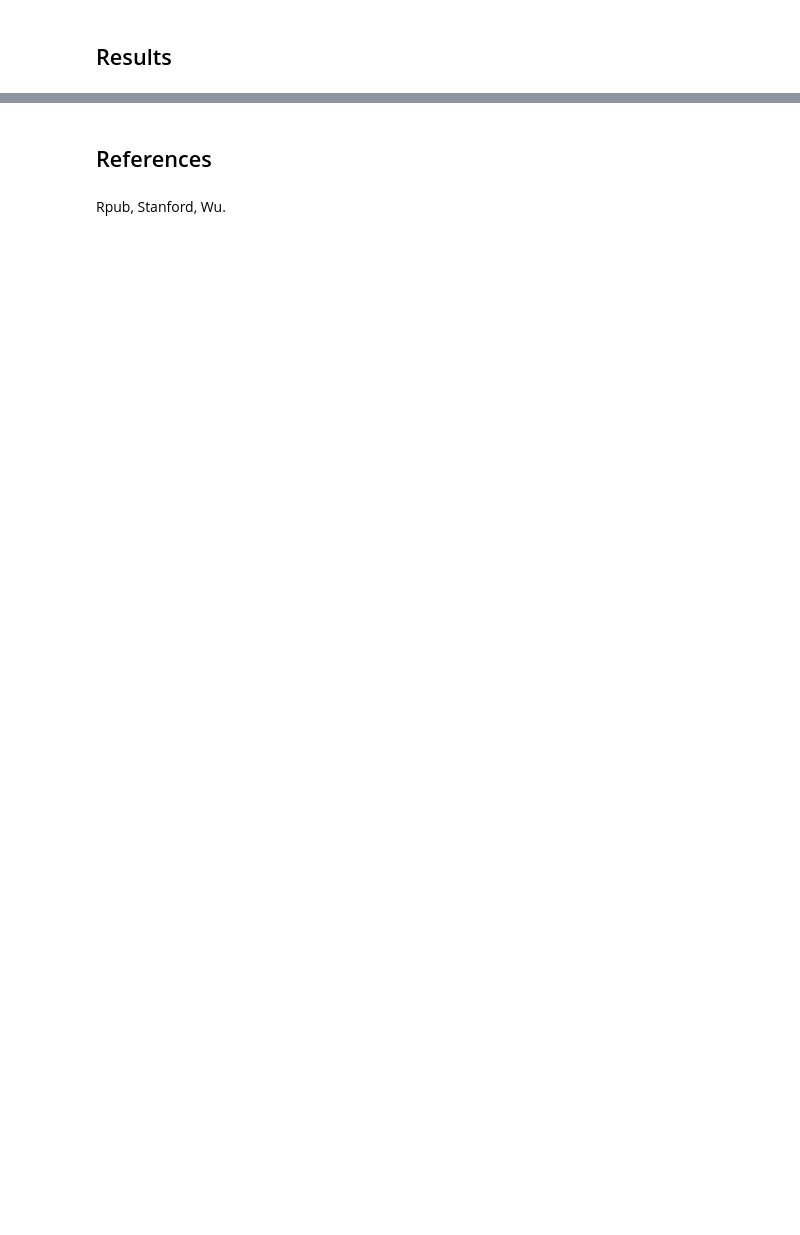
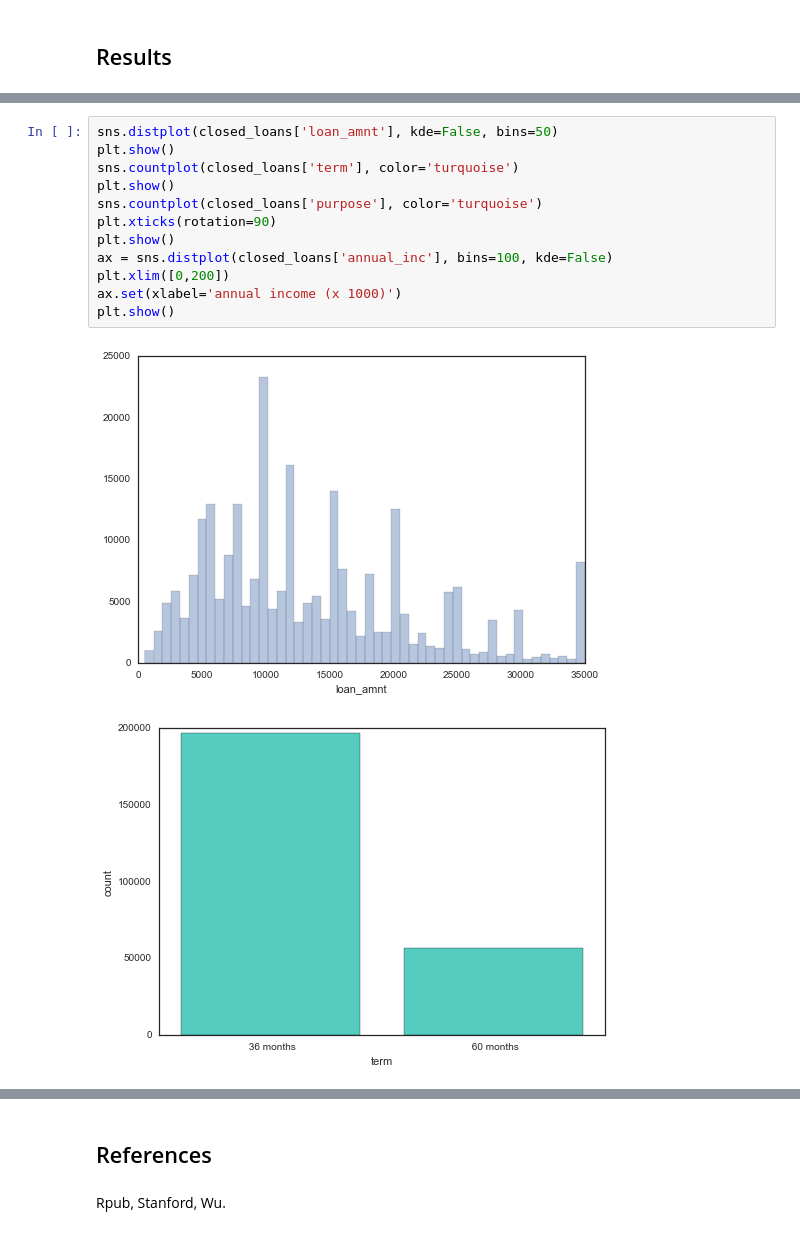
Before and after one commit to RoebideBruijn/datascience-intensive-course, a Jupyter notebook: project/notebooks/Capstone-project.ipynb, the cells around one changed output, grey strips where cells are left out. Cells and saved outputs as stored; diff of their text form; blank space fills up the shorter version.

```diff
--- a/project/notebooks/Capstone-project.ipynb
+++ b/project/notebooks/Capstone-project.ipynb
@@ -251,0 +283,15 @@ We will use a few metrics to test the performance of our classifier on the test
+# %%
+sns.distplot(closed_loans['loan_amnt'], kde=False, bins=50)
+plt.show()
+sns.countplot(closed_loans['term'], color='turquoise')
+plt.show()
+sns.countplot(closed_loans['purpose'], color='turquoise')
+plt.xticks(rotation=90)
+plt.show()
+ax = sns.distplot(closed_loans['annual_inc'], bins=100, kde=False)
+plt.xlim([0,200])
+ax.set(xlabel='annual income (x 1000)')
+plt.show()
+# %% [output]
+[figure, added]
+[figure, added]
```
Also changed, not shown: parts of 42 cells of this notebook.
